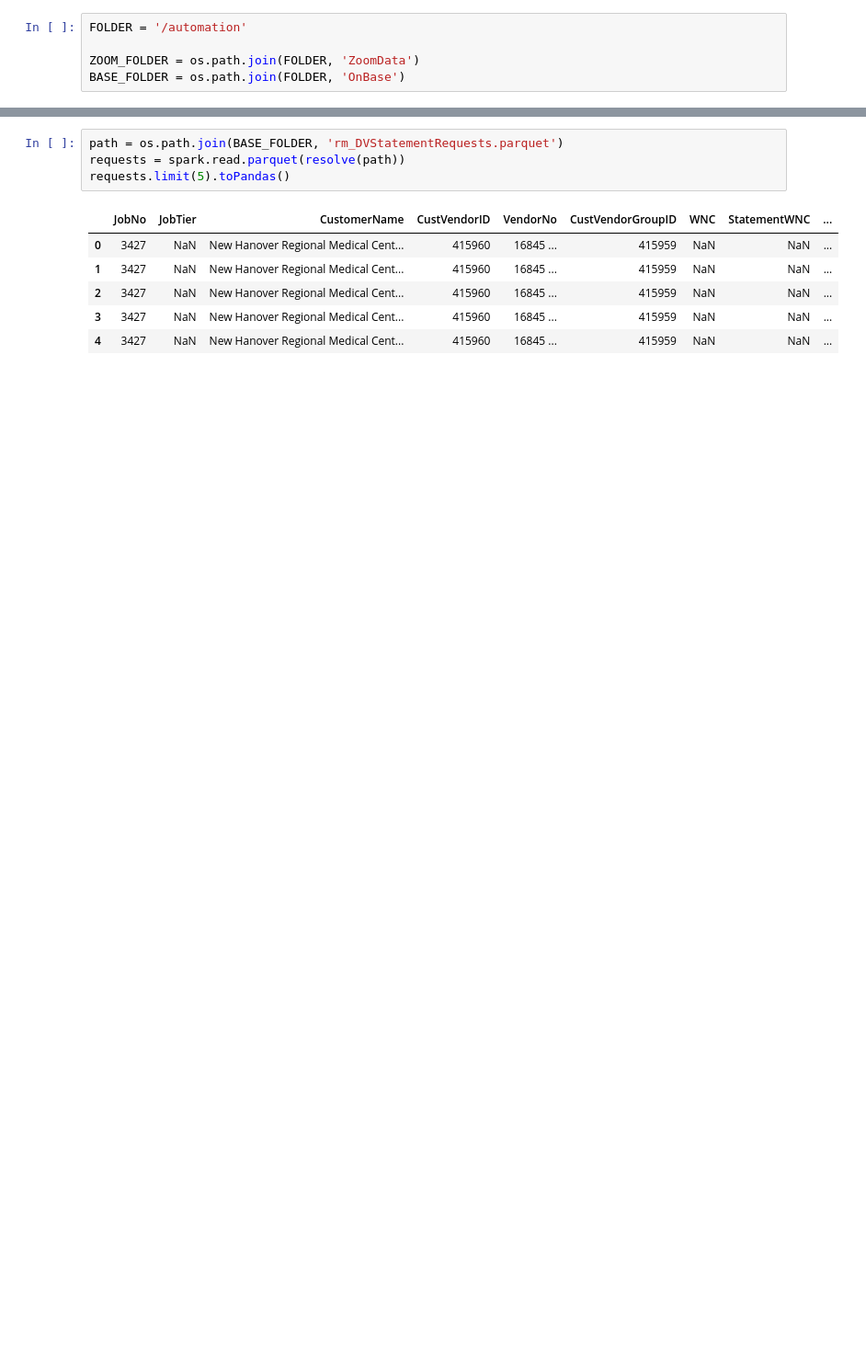
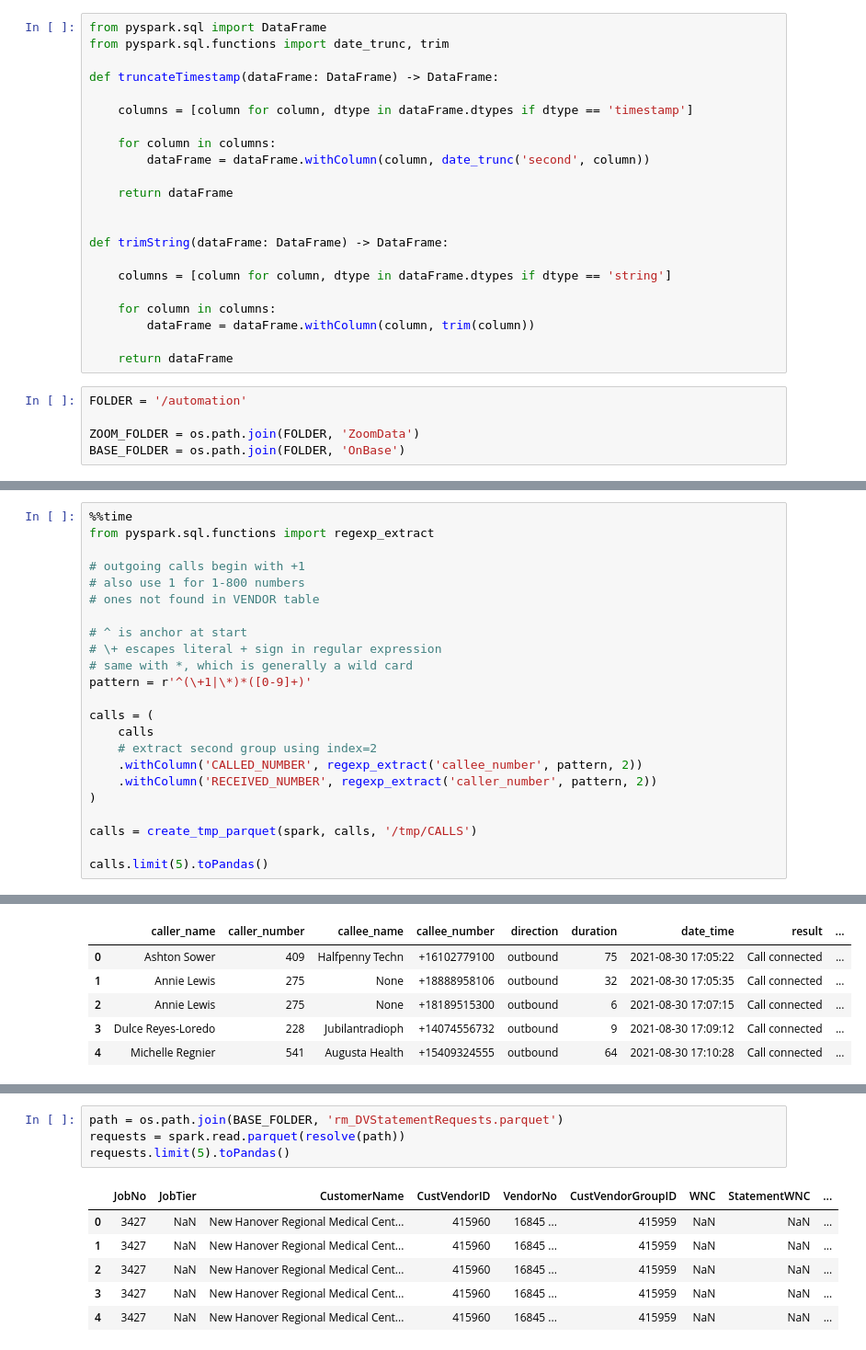
Before and after one commit to cpassorelli/call-reports, a Jupyter notebook: ipython/report-statement-code.ipynb, the cells around one changed output, grey strips where cells are left out. Shown at 92% size. Saved outputs shown, nothing was run; the diff lists cells and outputs as text; blank space fills up the shorter version.

```diff
--- a/ipython/report-statement-code.ipynb
+++ b/ipython/report-statement-code.ipynb
@@ -34,6 +35,28 @@ def resolve(path: str) -> Optional[str]:
         return prefix + path
     except Exception as error:
         print(error)
+# %%
+from pyspark.sql import DataFrame
+from pyspark.sql.functions import date_trunc, trim
+
+def truncateTimestamp(dataFrame: DataFrame) -> DataFrame:
+
+    columns = [column for column, dtype in dataFrame.dtypes if dtype == 'timestamp']
+
+    for column in columns:
+        dataFrame = dataFrame.withColumn(column, date_trunc('second', column))
+
+    return dataFrame
+
+
+def trimString(dataFrame: DataFrame) -> DataFrame:
+
+    columns = [column for column, dtype in dataFrame.dtypes if dtype == 'string']
+
+    for column in columns:
+        dataFrame = dataFrame.withColumn(column, trim(column))
+
+    return dataFrame
 # %%
 FOLDER = '/automation'
 
@@ -53,0 +88,24 @@ calls.limit(5).toPandas()
+# %%
+%%time
+from pyspark.sql.functions import regexp_extract
+
+# outgoing calls begin with +1
+# also use 1 for 1-800 numbers
+# ones not found in VENDOR table
+
+# ^ is anchor at start
+# \+ escapes literal + sign in regular expression
+# same with *, which is generally a wild card
+pattern = r'^(\+1|\*)*([0-9]+)'
+
+calls = (
+    calls
+    # extract second group using index=2
+    .withColumn('CALLED_NUMBER', regexp_extract('callee_number', pattern, 2))
+    .withColumn('RECEIVED_NUMBER', regexp_extract('caller_number', pattern, 2))
+)
+
+calls = create_tmp_parquet(spark, calls, '/tmp/CALLS')
+
+calls.limit(5).toPandas()
+# %% [output]
@@ -54 +114,7 @@ calls.limit(5).toPandas()
+|  | caller_name | caller_number | callee_name | callee_number | direction | duration | date_time | result | ... |
+| 0 | Ashton Sower | 409 | Halfpenny Techn | +16102779100 | outbound | 75 | 2021-08-30 17:05:22 | Call connected | ... |
+| 1 | Annie Lewis | 275 | None | +18888958106 | outbound | 32 | 2021-08-30 17:05:35 | Call connected | ... |
+| 2 | Annie Lewis | 275 | None | +18189515300 | outbound | 6 | 2021-08-30 17:07:15 | Call connected | ... |
+| 3 | Dulce Reyes-Loredo | 228 | Jubilantradioph | +14074556732 | outbound | 9 | 2021-08-30 17:09:12 | Call connected | ... |
+| 4 | Michelle Regnier | 541 | Augusta Health | +15409324555 | outbound | 64 | 2021-08-30 17:10:28 | Call connected | ... |
 # %%
```
Also changed, not shown: parts of 13 cells of this notebook.
